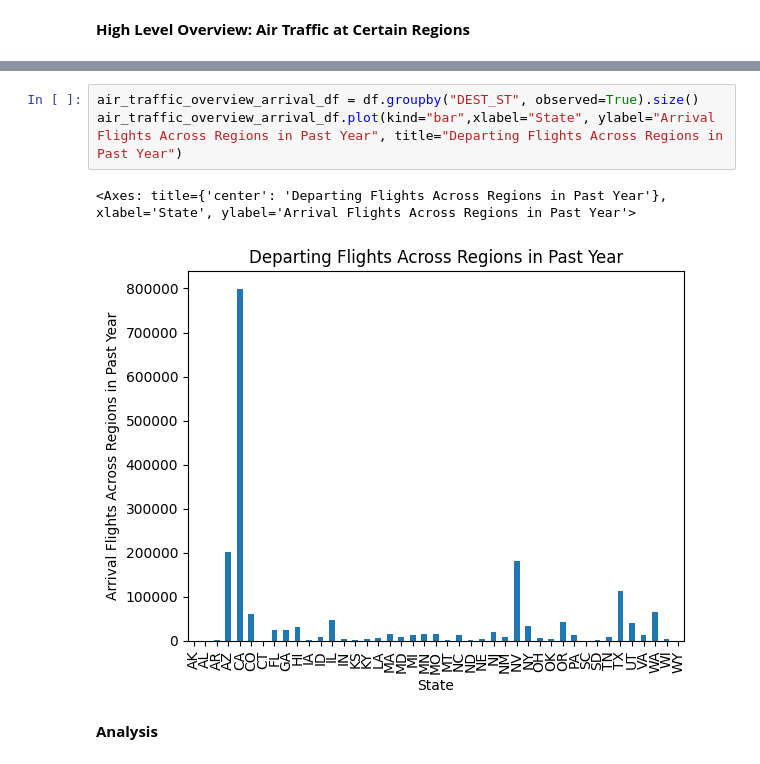
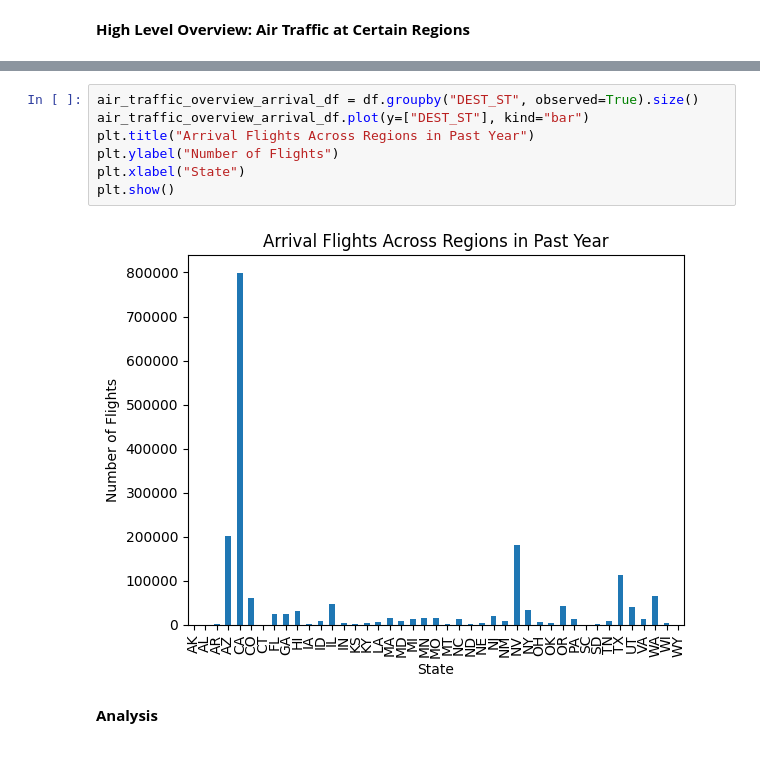
Before and after one commit to GauriRajesh733/DS3000-Practicum1, a Jupyter notebook: DS3000_Practicum1.ipynb, the cells around one changed output, grey strips where cells are left out. Cells and saved outputs as stored; diff of their text form.

```diff
--- a/DS3000_Practicum1.ipynb
+++ b/DS3000_Practicum1.ipynb
@@ -291,10 +311,13 @@ air_traffic_overview_departing_df.plot(kind="bar",xlabel="State", ylabel="Number
 [figure]
 # %%
 air_traffic_overview_arrival_df = df.groupby("DEST_ST", observed=True).size()
-air_traffic_overview_arrival_df.plot(kind="bar",xlabel="State", ylabel="Arrival Flights Across Regions in Past Year", title="Departing Flights Across Regions in Past Year")
+air_traffic_overview_arrival_df.plot(y=["DEST_ST"], kind="bar")
+plt.title("Arrival Flights Across Regions in Past Year")
+plt.ylabel("Number of Flights")
+plt.xlabel("State")
+plt.show()
 # %% [output]
-<Axes: title={'center': 'Departing Flights Across Regions in Past Year'}, xlabel='State', ylabel='Arrival Flights Across Regions in Past Year'>
-[figure, old version]
+[figure, new version]
 # %% [markdown]
 **Analysis**
 # %% [markdown]
```
Also changed, not shown: parts of 7 cells of this notebook.
